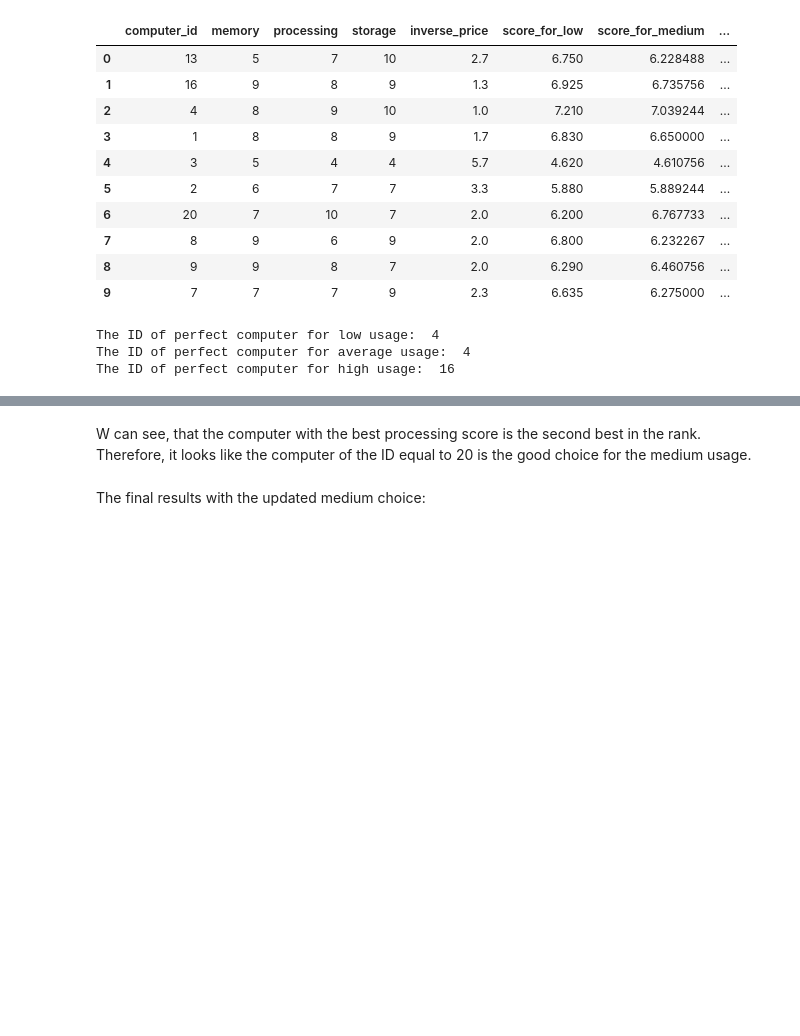
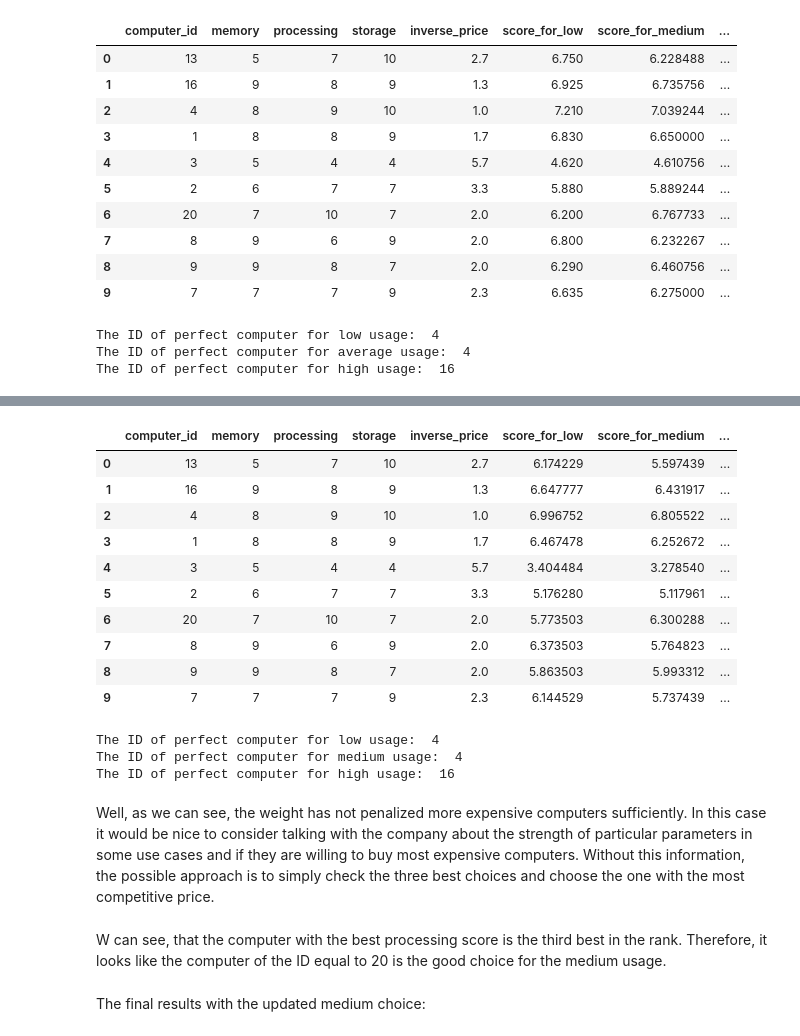
Before and after one commit to juliakahan/Technical-debrief, a Jupyter notebook: JKahan_Technical_Debrief.ipynb, the cells around one changed output, grey strips where cells are left out. Drawn from its saved outputs; the diff is of its cells as text; code cells hidden in the pictures; blank space fills up the shorter version.

```diff
--- a/JKahan_Technical_Debrief.ipynb
+++ b/JKahan_Technical_Debrief.ipynb
@@ -303,0 +273,3 @@ df_sorted
+# %%
+all_employees = utilization_data.shape[0]
+all_employees
@@ -303,0 +278,7 @@ df_sorted
+# %%
+low_part = low_count/all_employees
+medium_part = average_count/all_employees
+high_part = high_count/all_employees
+parts =[1 - (low_count/all_employees)**2, 1 - (average_count/all_employees)**2, 1 - (high_count/all_employees)**2]
+parts = [x / sum(parts) for x in parts]
+parts
@@ -303,0 +289,4 @@ df_sorted
+# %%
+average_weights['group_size_weight'] = [parts[2], parts[0], parts[1]]
+average_weights['inverse_price'] = average_weights['inverse_price'] * (average_weights['group_size_weight'] ** 2)
+average_weights.drop(['group_size_weight'], axis=1)
@@ -303,0 +299,43 @@ df_sorted
+# %%
+score_for_low = (average_weights.loc['low'] * vendor_options[columns])
+vendor_options['score_for_low'] = score_for_low.sum(axis=1)
+
+score_for_average = (average_weights.loc['medium'] * vendor_options[columns])
+vendor_options['score_for_medium'] = score_for_average.sum(axis=1)
+
+score_for_high = (average_weights.loc['high'] * vendor_options[columns])
+vendor_options['score_for_high'] = score_for_high.sum(axis=1)
+vendor_options
+# %% [output]
+|  | computer_id | memory | processing | storage | inverse_price | score_for_low | score_for_medium | ... |
+| 0 | 13 | 5 | 7 | 10 | 2.7 | 6.174229 | 5.597439 | ... |
+| 1 | 16 | 9 | 8 | 9 | 1.3 | 6.647777 | 6.431917 | ... |
+| 2 | 4 | 8 | 9 | 10 | 1.0 | 6.996752 | 6.805522 | ... |
+| 3 | 1 | 8 | 8 | 9 | 1.7 | 6.467478 | 6.252672 | ... |
+| 4 | 3 | 5 | 4 | 4 | 5.7 | 3.404484 | 3.278540 | ... |
+| 5 | 2 | 6 | 7 | 7 | 3.3 | 5.176280 | 5.117961 | ... |
+| 6 | 20 | 7 | 10 | 7 | 2.0 | 5.773503 | 6.300288 | ... |
+| 7 | 8 | 9 | 6 | 9 | 2.0 | 6.373503 | 5.764823 | ... |
+| 8 | 9 | 9 | 8 | 7 | 2.0 | 5.863503 | 5.993312 | ... |
+| 9 | 7 | 7 | 7 | 9 | 2.3 | 6.144529 | 5.737439 | ... |
+# %%
+max_values = vendor_options[['score_for_low', 'score_for_medium', 'score_for_high']].max()
+max_low_score_idx = vendor_options['score_for_low'].idxmax()
+choice_for_low = vendor_options.loc[max_low_score_idx, 'computer_id']
+
+max_medium_score_idx = vendor_options['score_for_medium'].idxmax()
+choice_for_medium = vendor_options.loc[max_medium_score_idx, 'computer_id']
+
+max_high_score_idx = vendor_options['score_for_high'].idxmax()
+choice_for_high = vendor_options.loc[max_high_score_idx, 'computer_id']
+
+
+print("The ID of perfect computer for low usage: ", choice_for_low)
+print("The ID of perfect computer for medium usage: ", choice_for_medium)
+print("The ID of perfect computer for high usage: ", choice_for_high)
+# %% [output]
+The ID of perfect computer for low usage:  4
+The ID of perfect computer for medium usage:  4
+The ID of perfect computer for high usage:  16
+# %% [markdown]
+Well, as we can see, the weight has not penalized more expensive computers sufficiently. In this case it would be nice to consider talking with the company about the strength of particular parameters in some use cases and if they are willing to buy most expensive computers. Without this information, the possible approach is to simply check the three best choices and choose the one with the most competitive price.
@@ -304,5 +346,5 @@ df_sorted
 # %% [markdown]
-W can see, that the computer with the best processing score is the second best in the rank. Therefore, it looks like the computer of the ID equal to 20 is the good choice for the medium usage.
+W can see, that the computer with the best processing score is the third best in the rank. Therefore, it looks like the computer of the ID equal to 20 is the good choice for the medium usage.
 # %% [markdown]
 The final results with the updated medium choice:
 # %%
```
Also changed, not shown: parts of 15 cells of this notebook.
